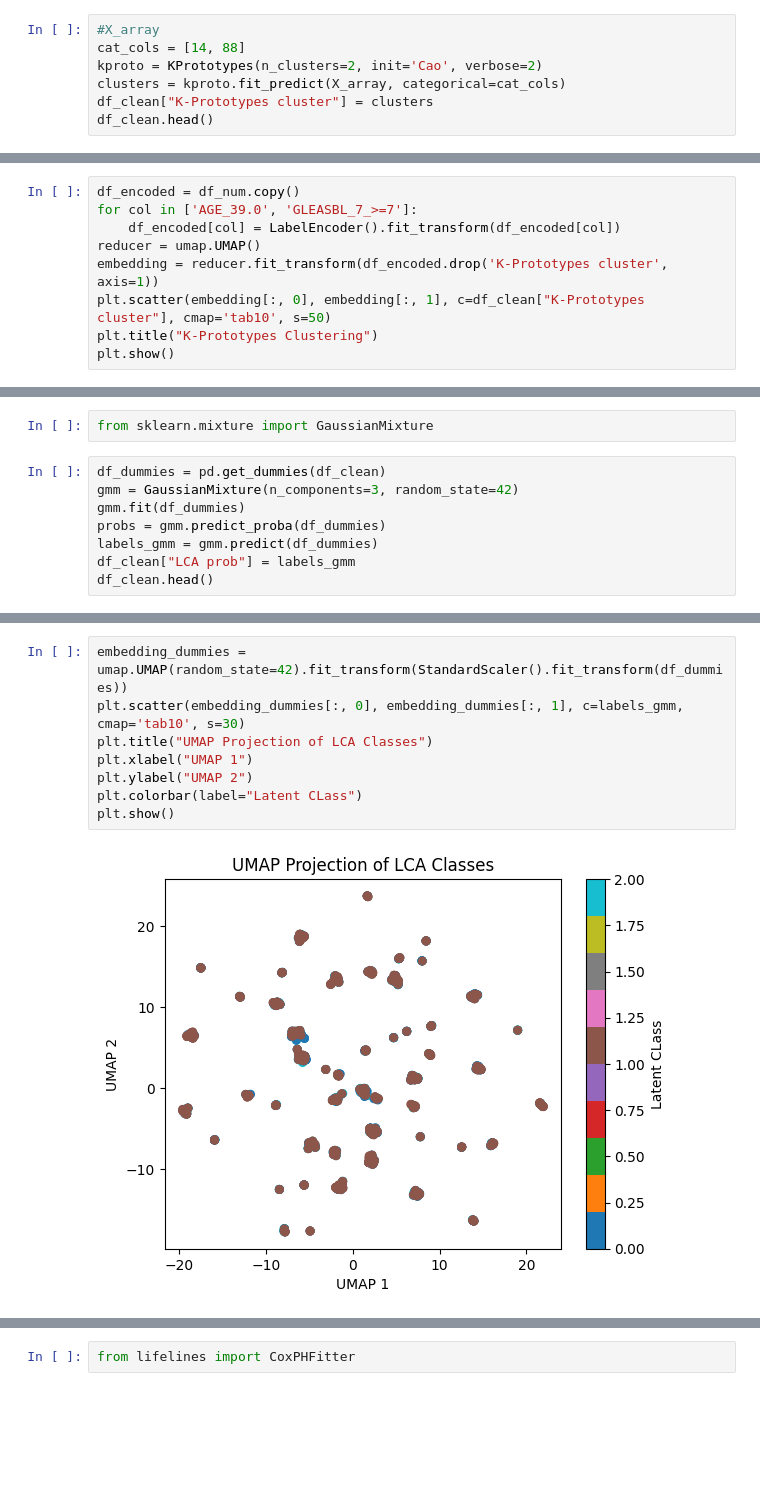
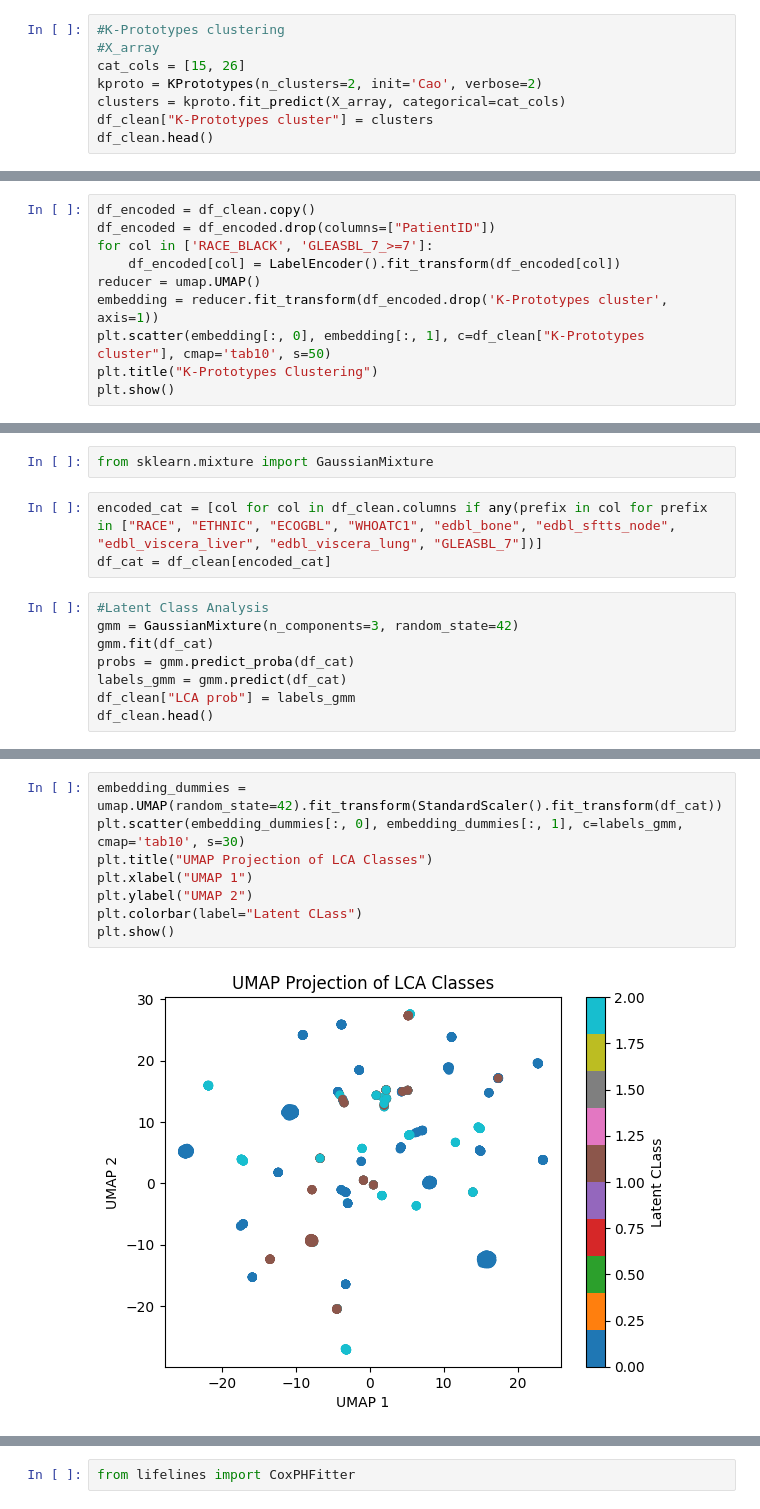
Before and after one commit to vanessasasachang-blip/summer-project-2, a Jupyter notebook: clustering.ipynb, the cells around one changed output, grey strips where cells are left out. Cells and saved outputs as stored; diff of their text form; blank space fills up the shorter version.

```diff
--- a/clustering.ipynb
+++ b/clustering.ipynb
@@ -457,6 +441,7 @@ from kmodes.kprototypes import KPrototypes
 # %%
+#K-Prototypes clustering
 #X_array
-cat_cols = [14, 88]
+cat_cols = [15, 26]
 kproto = KPrototypes(n_clusters=2, init='Cao', verbose=2)
 clusters = kproto.fit_predict(X_array, categorical=cat_cols)
 df_clean["K-Prototypes cluster"] = clusters
@@ -493,6 +476,7 @@ df_num = df_clean.drop(columns = ["Unnamed: 0",	"PatientID"])
 # %%
-df_encoded = df_num.copy()
-for col in ['AGE_39.0', 'GLEASBL_7_>=7']:
+df_encoded = df_clean.copy()
+df_encoded = df_encoded.drop(columns=["PatientID"])
+for col in ['RACE_BLACK', 'GLEASBL_7_>=7']:
     df_encoded[col] = LabelEncoder().fit_transform(df_encoded[col])
 reducer = umap.UMAP()
 embedding = reducer.fit_transform(df_encoded.drop('K-Prototypes cluster', axis=1))
@@ -504,11 +488,14 @@ plt.show()
 # %%
 from sklearn.mixture import GaussianMixture
+# %%
+encoded_cat = [col for col in df_clean.columns if any(prefix in col for prefix in ["RACE", "ETHNIC", "ECOGBL", "WHOATC1", "edbl_bone", "edbl_sftts_node", "edbl_viscera_liver", "edbl_viscera_lung", "GLEASBL_7"])]
+df_cat = df_clean[encoded_cat]
 # %%
-df_dummies = pd.get_dummies(df_clean)
+#Latent Class Analysis
 gmm = GaussianMixture(n_components=3, random_state=42)
-gmm.fit(df_dummies)
-probs = gmm.predict_proba(df_dummies)
-labels_gmm = gmm.predict(df_dummies)
+gmm.fit(df_cat)
+probs = gmm.predict_proba(df_cat)
+labels_gmm = gmm.predict(df_cat)
 df_clean["LCA prob"] = labels_gmm
 df_clean.head()
 # %% [output]
@@ -522,13 +509,13 @@ df_clean.head()
 # %%
-embedding_dummies = umap.UMAP(random_state=42).fit_transform(StandardScaler().fit_transform(df_dummies))
+embedding_dummies = umap.UMAP(random_state=42).fit_transform(StandardScaler().fit_transform(df_cat))
 plt.scatter(embedding_dummies[:, 0], embedding_dummies[:, 1], c=labels_gmm, cmap='tab10', s=30)
 plt.title("UMAP Projection of LCA Classes")
 plt.xlabel("UMAP 1")
 plt.ylabel("UMAP 2")
 plt.colorbar(label="Latent CLass")
 plt.show()
 # %% [output]
-[figure, old version]
+[figure, new version]
 # %%
 import seaborn as sns
 sns.heatmap(probs, cmap="Blues", cbar=True)
```
Also changed, not shown: parts of 40 cells of this notebook.
